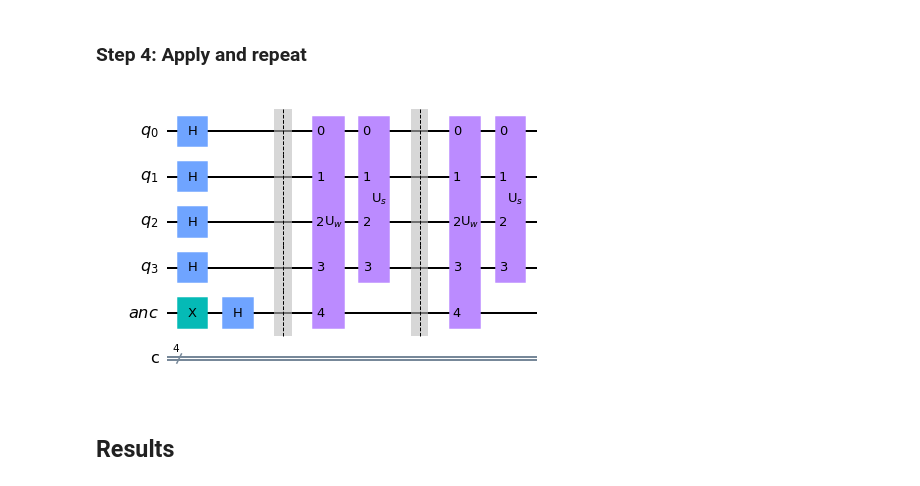
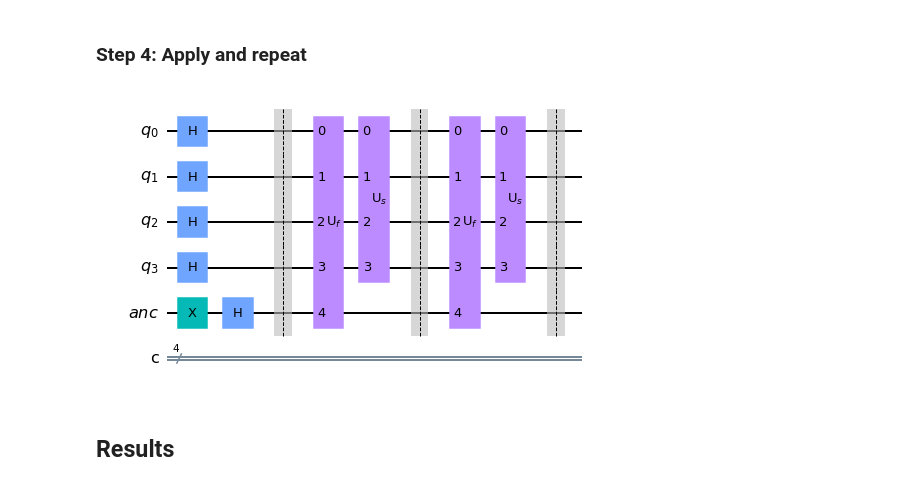
Before and after one commit to mvicenzi/grover-qiskit, a Jupyter notebook: grover.ipynb, the cells around one changed output. Drawn from its saved outputs; the diff is of its cells as text; code cells hidden in the pictures.

```diff
--- a/grover.ipynb
+++ b/grover.ipynb
@@ -95,9 +123,9 @@ def oracle(nqubits):
     #oracle.x(nqubits)
 
     # We will return the diffuser as a gate
-    U_w = oracle.to_gate()
-    U_w.name = "U$_w$"
-    return U_w
+    U_f = oracle.to_gate()
+    U_f.name = "U$_f$"
+    return U_f
 # %%
 grover_circuit.append(oracle(n),range(n+1))
 grover_circuit.draw(output="mpl")
@@ -142,8 +170,9 @@ grover_circuit.draw(output="mpl")
 # %%
 grover_circuit.append(oracle(n),range(n+1))
 grover_circuit.append(diffuser(n),range(n))
+grover_circuit.barrier()
 grover_circuit.draw(output="mpl")
 # %% [output]
-[figure, old version]
+[figure, new version]
 # %% [markdown]
 ## Results
```
Also changed, not shown: parts of 4 cells of this notebook, 3 other files.
